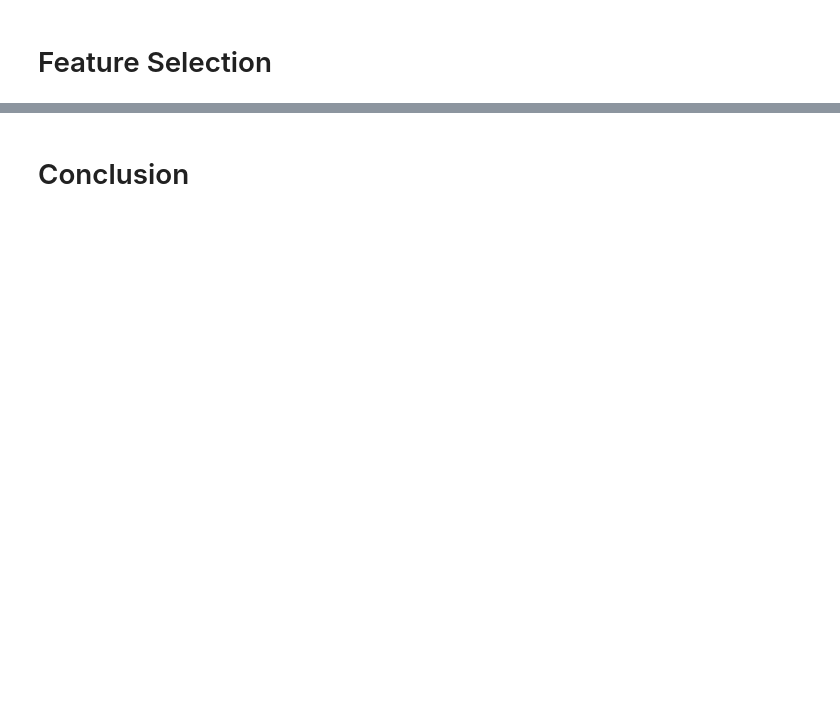
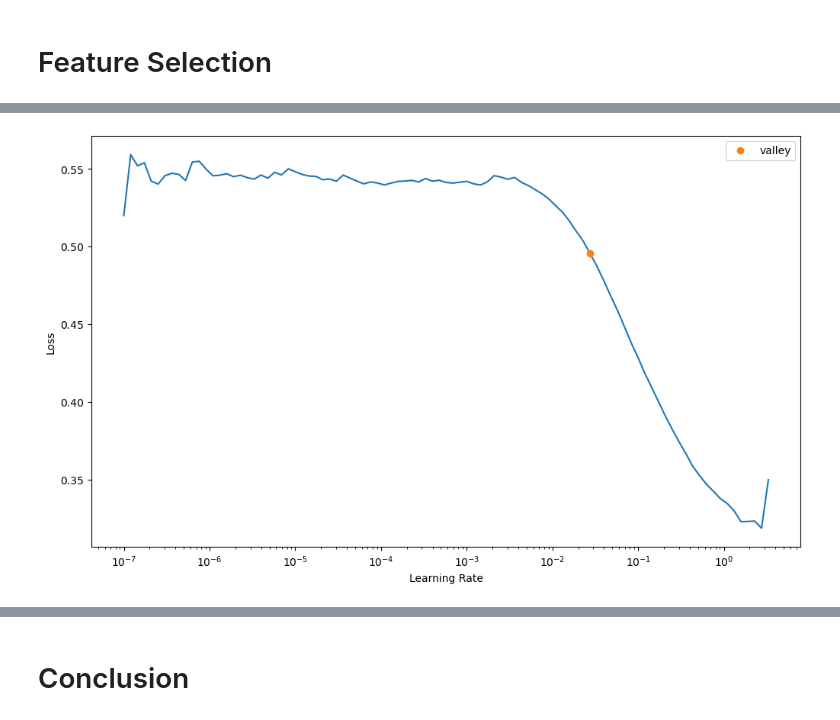
Before and after one commit to tarunchopra14/ML_MS_PROJECT, a Jupyter notebook: Final_ML_Project.ipynb, the cells around one changed output, grey strips where cells are left out. Cells and saved outputs as stored; diff of their text form; code cells hidden in the pictures; blank space fills up the shorter version.

```diff
--- a/Final_ML_Project.ipynb
+++ b/Final_ML_Project.ipynb
@@ -466,0 +604,85 @@ plt.show()
+# %%
+import torch
+
+# Set PyTorch to use CPU ONLY
+# device = torch.device("cpu")
+# torch.cuda.is_available = lambda : False
+
+# Select which device PyTorch should use. If you have a gpu but
+# want to use a the cpu only comment out this line and use the above
+# lines instead.
+device = torch.device("cuda" if torch.cuda.is_available() else "cpu")
+
+import fastai
+assert fastai.__version__ >= '2.2.7'
+from fastai.tabular.all import *
+# %%
+import torch.nn as nn
+#/**hu = 16
+#model = nn.Sequential(
+#          nn.Flatten(),
+#          nn.Linear(in_features=64, out_features=hu),
+#          nn.Dropout(p=0.25),
+#          nn.ReLU(),
+#          nn.Linear(in_features=hu, out_features=hu),
+#          nn.Dropout(p=0.25),
+#          nn.ReLU(),
+#          nn.Linear(in_features=hu, out_features=1),
+#          nn.LogSoftmax()
+#        ).to(device)**/
+
+#nll_loss = nn.NLLLoss()
+
+dls = TabularDataLoaders.from_df(data, y_names="Bankrupt", device=device)
+dls.one_batch()[0].shape
+
+
+
+
+learn = tabular_learner(dls,metrics=accuracy,layers=[64,32,1])
+
+# select the appropriate learning rate
+learn.lr_find()
+
+# we typically find the point where the slope is steepest
+#learn.recorder.plot()
+
+# Fit the model based on selected learning rate
+learn.fit_one_cycle(5)
+
+# Analyse our model
+#learn.model
+#learn.recorder.plot_losses()
+
+#use the predict method on a row
+#row, clas, probs = learn.predict(df.iloc[0])
+
+test_df = data.copy()
+test_df.drop(['Bankrupt'], axis=1, inplace=True)
+testdl = learn.dls.test_dl(test_df)
+
+#learn.fit(n_epoch=5,lr=0.01)
+
+#learn.fit_one_cycle(1)
+
+#learn.show_results()
+
+#learn.recorder.plot_loss(skip_start=0)
+
+vld_logprobs, vld_targets = learn.get_preds(dl=testdl)
+
+#learn.get_preds(dl=testdl)
+
+print(vld_logprobs[0])
+
+vld_preds = vld_logprobs.argmax(axis=1)
+print(vld_preds)
+
+plt.figure(figsize=(12,4))
+
+plt.subplot(121)
+plt.plot(vld_preds, 'ro')
+plt.plot(data.loc[:,'Bankrupt'], 'bx')
+
+plt.show()
+# %% [output]
@@ -466,0 +699 @@ plt.show()
+[figure, added]
```
Also changed, not shown: parts of 17 cells of this notebook.
